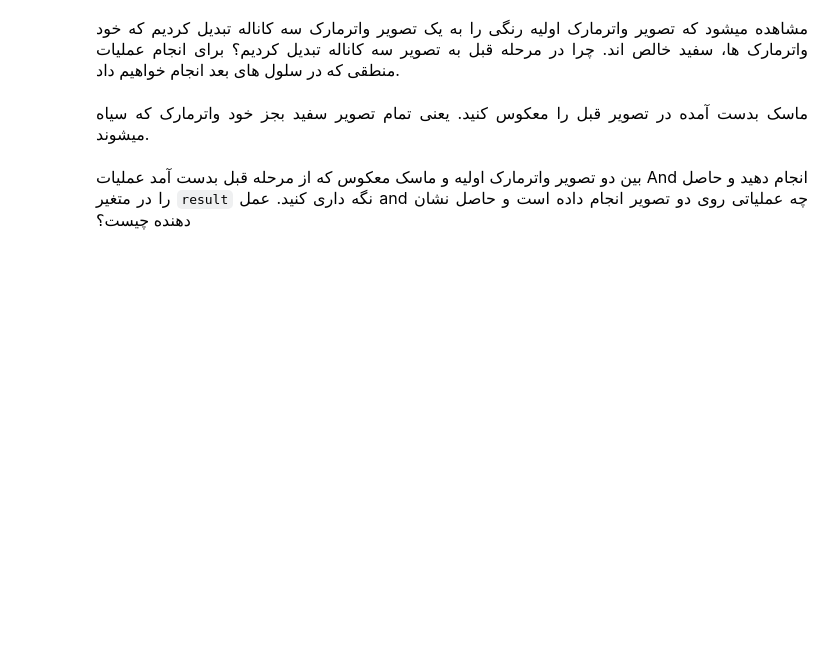
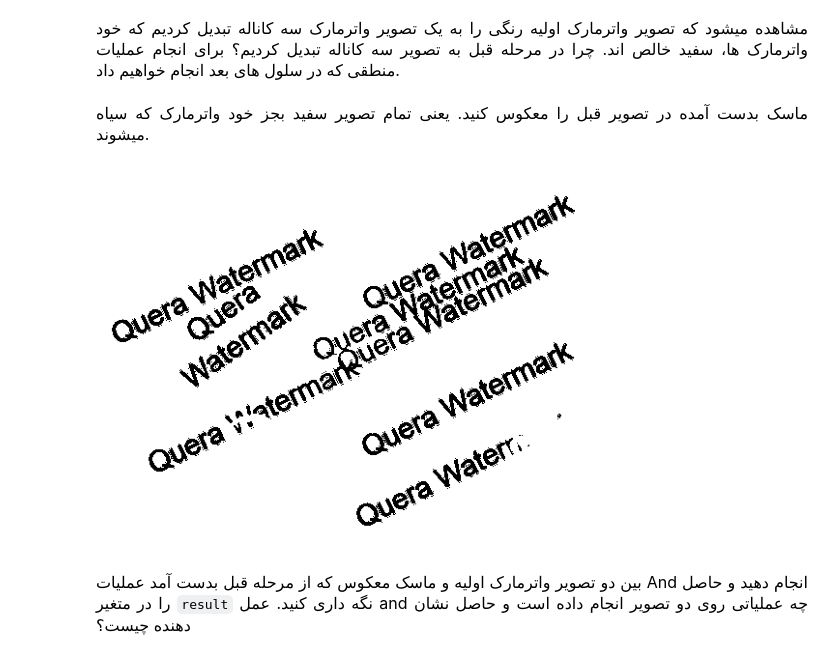
Before and after one commit to mahajialirezaei/Watermark---opencv, a Jupyter notebook: Code/NoteBook.ipynb, the cells around one changed output. Saved outputs shown, nothing was run; the diff lists cells and outputs as text; code cells hidden in the pictures; blank space fills up the shorter version.

Commit message:
watermark_mask_inv , and watermarked watermark_mask_inv, original and watermark_mask_3ch

```diff
--- a/Code/NoteBook.ipynb
+++ b/Code/NoteBook.ipynb
@@ -151,11 +151,13 @@ plt.show()
 </font>
 </p>
 # %%
-watermark_mask_inv = ...
+watermark_mask_inv = 255-watermark_mask_3ch
 
 plt.imshow(cv2.cvtColor(watermark_mask_inv,cv2.COLOR_BGR2RGB))
 plt.axis('off')
 plt.show()
+# %% [output]
+[figure, added]
 # %% [markdown]
 
 <p dir=rtl style="direction: rtl;text-align: justify;line-height:200%;font-family:vazir;font-size:medium">
```
Also changed, not shown: parts of 2 cells of this notebook.
